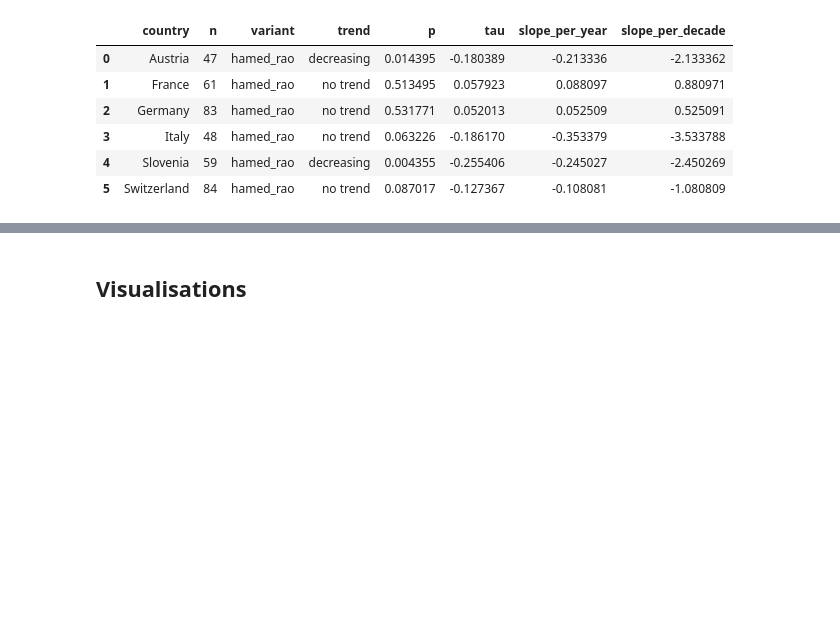
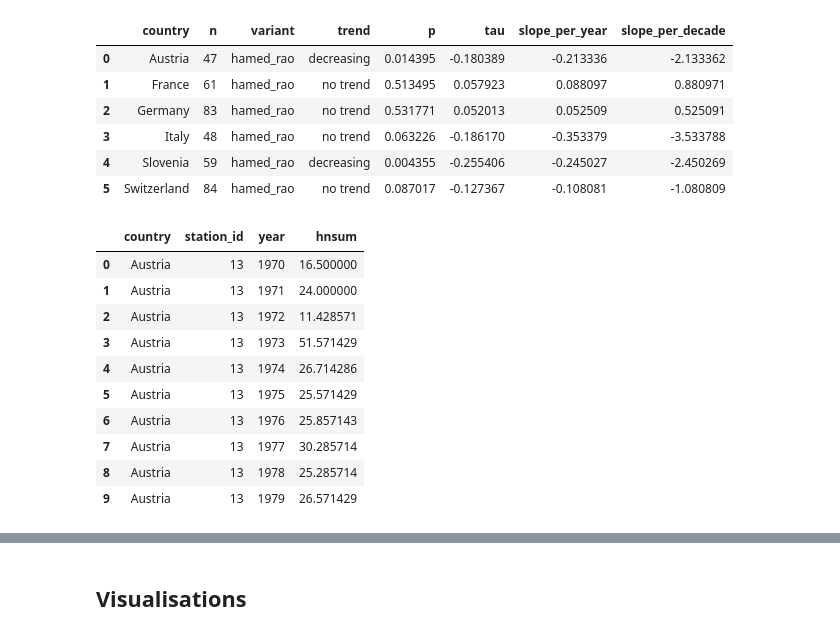
Before and after one commit to Mitch-P-Analyst/Europe_Snowpack_Depths, a Jupyter notebook: Notebooks/03_Statistical_Testing.ipynb, the cells around one changed output, grey strips where cells are left out. Drawn from its saved outputs; the diff is of its cells as text; code cells hidden in the pictures; blank space fills up the shorter version.

```diff
--- a/Notebooks/03_Statistical_Testing.ipynb
+++ b/Notebooks/03_Statistical_Testing.ipynb
@@ -205,3 +205,21 @@ mk_country_simple
 | 3 | Italy | 48 | hamed_rao | no trend | 0.063226 | -0.186170 | -0.353379 | -3.533788 |
 | 4 | Slovenia | 59 | hamed_rao | decreasing | 0.004355 | -0.255406 | -0.245027 | -2.450269 |
 | 5 | Switzerland | 84 | hamed_rao | no trend | 0.087017 | -0.127367 | -0.108081 | -1.080809 |
+# %%
+sr = (snow_recordings
+      .groupby(['country','station_id','year'], as_index=False)
+      .agg(hnsum=('hnsum','mean')))
+
+sr.head(10)
+# %% [output]
+|  | country | station_id | year | hnsum |
+| 0 | Austria | 13 | 1970 | 16.500000 |
+| 1 | Austria | 13 | 1971 | 24.000000 |
+| 2 | Austria | 13 | 1972 | 11.428571 |
+| 3 | Austria | 13 | 1973 | 51.571429 |
+| 4 | Austria | 13 | 1974 | 26.714286 |
+| 5 | Austria | 13 | 1975 | 25.571429 |
+| 6 | Austria | 13 | 1976 | 25.857143 |
+| 7 | Austria | 13 | 1977 | 30.285714 |
+| 8 | Austria | 13 | 1978 | 25.285714 |
+| 9 | Austria | 13 | 1979 | 26.571429 |
```
Also changed, not shown: parts of 4 cells of this notebook.
